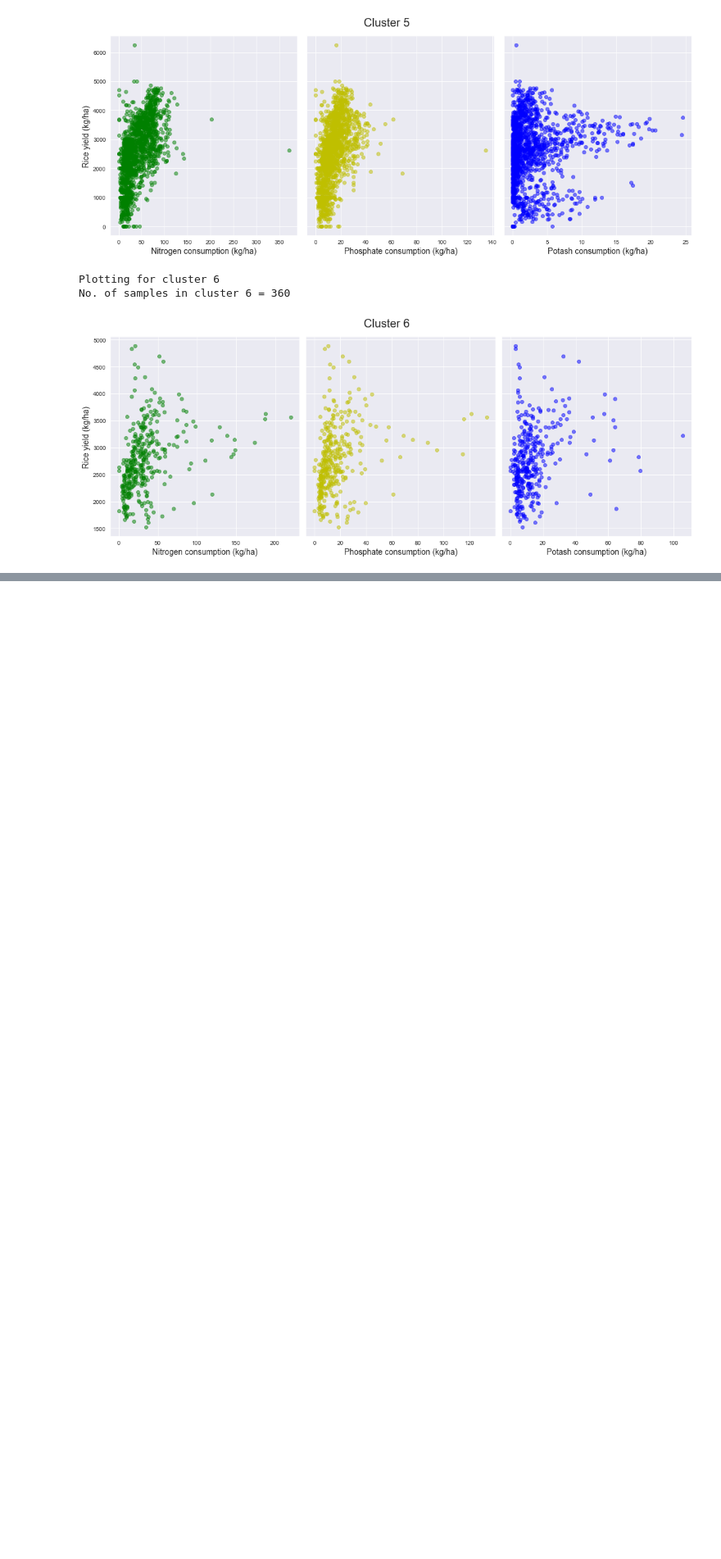
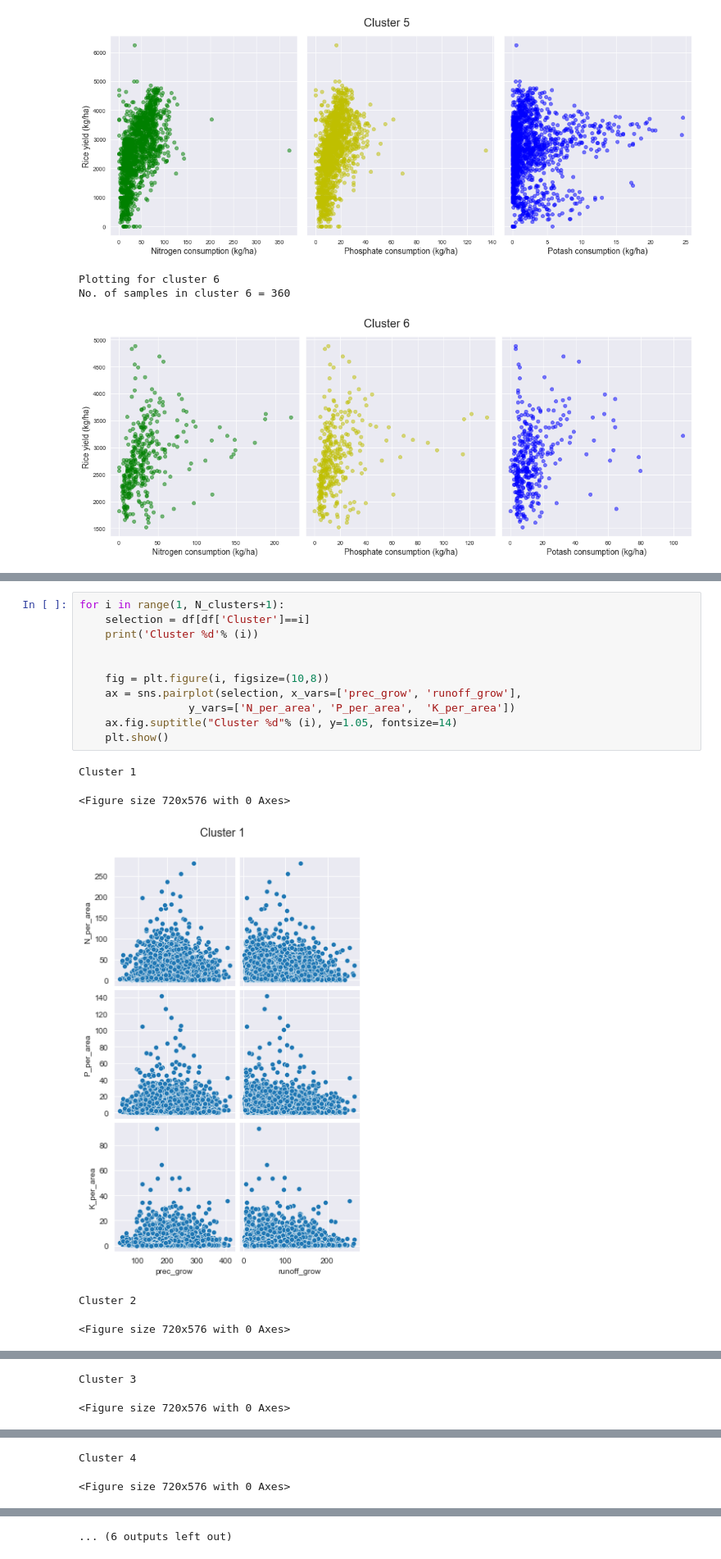
Before and after one commit to akshaysuresh1/may22-barrel, a Jupyter notebook: Modeling/npk_cluster_trends.ipynb, the cells around one changed output, grey strips where cells are left out. Shown at 82% size. Cells and saved outputs as stored; diff of their text form; blank space fills up the shorter version.

```diff
--- a/Modeling/npk_vs_yield.ipynb
+++ b/Modeling/npk_cluster_trends.ipynb
@@ -116,0 +125,17 @@ No. of samples in cluster 6 = 360
+# %%
+for i in range(1, N_clusters+1):
+    selection = df[df['Cluster']==i]
+    print('Cluster %d'% (i))
+
+
+    fig = plt.figure(i, figsize=(10,8))
+    ax = sns.pairplot(selection, x_vars=['prec_grow', 'runoff_grow'],
+                 y_vars=['N_per_area', 'P_per_area',  'K_per_area'])
+    ax.fig.suptitle("Cluster %d"% (i), y=1.05, fontsize=14)
+    plt.show()
+# %% [output]
+Cluster 1
+<Figure size 720x576 with 0 Axes>
+[figure, added]
+Cluster 2
+<Figure size 720x576 with 0 Axes>
@@ -116,0 +143,2 @@ No. of samples in cluster 6 = 360
+Cluster 3
+<Figure size 720x576 with 0 Axes>
@@ -116,0 +146,2 @@ No. of samples in cluster 6 = 360
+Cluster 4
+<Figure size 720x576 with 0 Axes>
@@ -116,0 +149 @@ No. of samples in cluster 6 = 360
+... (6 outputs left out)
```
Also changed, not shown: parts of 11 cells of this notebook.
